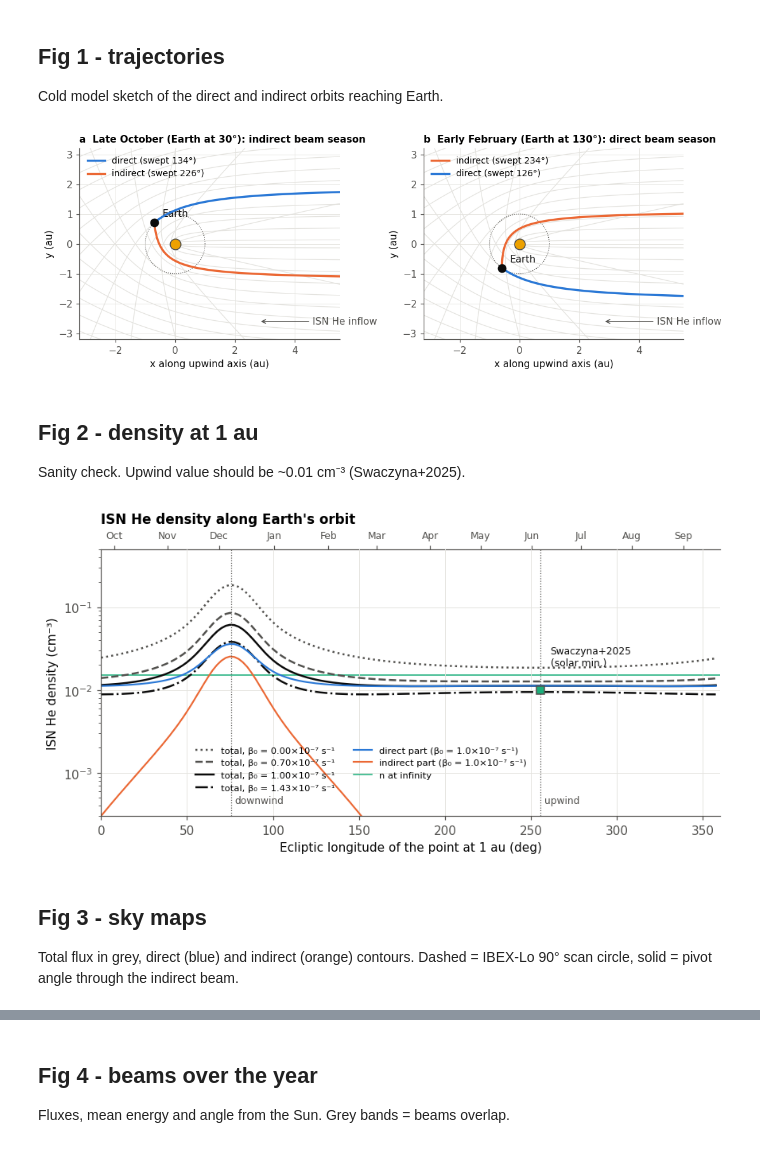
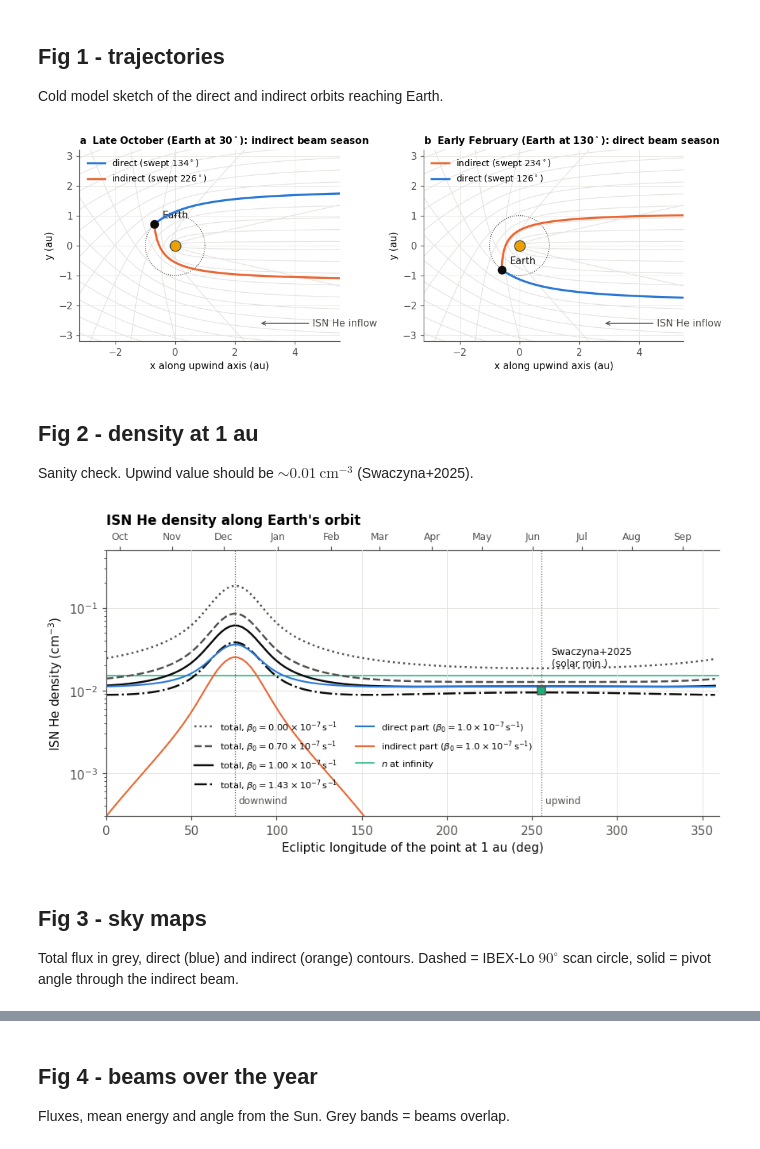
Before and after one commit to KishanDeka/ISN-He-beams, a Jupyter notebook: notebooks/plot_figures.ipynb, the cells around one changed output, grey strips where cells are left out. Cells and saved outputs as stored; diff of their text form; code cells hidden in the pictures.

```diff
--- a/notebooks/plot_figures.ipynb
+++ b/notebooks/plot_figures.ipynb
@@ -116,8 +116,8 @@ def trajectory(b, psi_end=None, n=2000):
 
 fig, axes = plt.subplots(1, 2, figsize=(10, 4.9))
 for ax, obs_lon, title in zip(axes, [LON_IND, LON_DIR],
-                              ["a  Late October (Earth at 30°): indirect beam season",
-                               "b  Early February (Earth at 130°): direct beam season"]):
+                              [r"a  Late October (Earth at 30$^\circ$): indirect beam season",
+                               r"b  Early February (Earth at 130$^\circ$): direct beam season"]):
     for bb in np.concatenate([np.linspace(-5, -0.15, 12), np.linspace(0.15, 5, 12)]):
         x, y = trajectory(bb)
         ax.plot(x, y, color=GRID, lw=0.8, zorder=1)
@@ -135,7 +135,7 @@ for ax, obs_lon, title in zip(axes, [LON_IND, LON_DIR],
         direct = swept < 180
         x, y = trajectory(b_, psi_end)
         col = C_DIR if direct else C_IND
-        lbl = f"{'direct' if direct else 'indirect'} (swept {swept:.0f}°)"
+        lbl = r"%s (swept %.0f$^\circ$)" % ("direct" if direct else "indirect", swept)
         ax.plot(x, y, color=col, lw=2.2, zorder=4, label=lbl)
         assert np.hypot(x[-1] - xe, y[-1] - ye) < 0.02   # orbit really hits Earth
     ax.plot(xe, ye, "o", ms=8, color=INK, zorder=6)
@@ -147,45 +147,45 @@ for ax, obs_lon, title in zip(axes, [LON_IND, LON_DIR],
 fig.tight_layout()
 save(fig, "fig1_trajectories")
 # %% [output]
-[figure, old version]
+[figure, new version]
 # %% [markdown]
 ## Fig 2 - density at 1 au
 
-Sanity check. Upwind value should be ~0.01 cm⁻³ (Swaczyna+2025).
+Sanity check. Upwind value should be $\sim 0.01\ \mathrm{cm}^{-3}$ (Swaczyna+2025).
 # %%
 den = np.load(DATA / "density_profile.npz")
 lons_d, betas_d = den["lons"], den["betas"]
 fig, ax = plt.subplots(figsize=(8, 4.2))
 styles = {0.0: (INK2, ":"), 0.7e-7: (INK2, "--"), 1.0e-7: (INK, "-"), 1.43e-7: (INK, "-.")}
 for j, b in enumerate(betas_d):
     col, ls = styles.get(round(b, 12), (INK2, "-"))
     ax.plot(lons_d, den["n_all"][:, j], color=col, ls=ls, lw=1.6,
-            label=f"total, β₀ = {b*1e7:.2f}×10⁻⁷ s⁻¹")
+            label=r"total, $\beta_0 = %.2f \times 10^{-7}\,\mathrm{s}^{-1}$" % (b * 1e7))
 jm = int(np.argmin(np.abs(betas_d - BETA_MODEL)))
-ax.plot(lons_d, den["n_dir"][:, jm], color=C_DIR, lw=1.4, label="direct part (β₀ = 1.0×10⁻⁷ s⁻¹)")
-ax.plot(lons_d, den["n_ind"][:, jm], color=C_IND, lw=1.4, label="indirect part (β₀ = 1.0×10⁻⁷ s⁻¹)")
-ax.axhline(P.density, color=C_ALT, lw=1.0, zorder=0, label="n at infinity")
+ax.plot(lons_d, den["n_dir"][:, jm], color=C_DIR, lw=1.4, label=r"direct part ($\beta_0 = 1.0 \times 10^{-7}\,\mathrm{s}^{-1}$)")
+ax.plot(lons_d, den["n_ind"][:, jm], color=C_IND, lw=1.4, label=r"indirect part ($\beta_0 = 1.0 \times 10^{-7}\,\mathrm{s}^{-1}$)")
+ax.axhline(P.density, color=C_ALT, lw=1.0, zorder=0, label=r"$n$ at infinity")
 ax.set_ylim(3e-4, 0.5)
 for x, t in [(P.lon, "upwind"), ((P.lon + 180) % 360, "downwind")]:
     ax.axvline(x, color=INK2, lw=0.8, ls=":")
     ax.text(x + 2, 4e-4, t, color=INK2, fontsize=8, va="bottom")
 ax.errorbar([P.lon], [0.010], fmt="s", ms=6, color=C_ALT, mec=INK2, zorder=6)
 ax.annotate("Swaczyna+2025\n(solar min.)", (P.lon, 0.010), xytext=(8, 20),
             textcoords="offset points", fontsize=8, color=INK)
 ax.set_yscale("log")
 ax.set_xlabel("Ecliptic longitude of the point at 1 au (deg)")
-ax.set_ylabel("ISN He density (cm⁻³)")
+ax.set_ylabel(r"ISN He density ($\mathrm{cm}^{-3}$)")
 ax.set_xlim(0, 360)
 ax.legend(fontsize=7.5, ncol=2, loc="lower center", bbox_to_anchor=(0.42, 0.06))
 ax.set_title("ISN He density along Earth's orbit")
 add_month_axis(ax)
 fig.tight_layout(); save(fig, "fig2_density_1au")
 # %% [output]
-[figure, old version]
+[figure, new version]
 # %% [markdown]
 ## Fig 3 - sky maps
 
-Total flux in grey, direct (blue) and indirect (orange) contours. Dashed = IBEX-Lo 90° scan circle, solid = pivot angle through the indirect beam.
+Total flux in grey, direct (blue) and indirect (orange) contours. Dashed = IBEX-Lo $90^\circ$ scan circle, solid = pivot angle through the indirect beam.
 # %%
 sky = np.load(DATA / "skymaps.npz")
 grid = SkyGrid(json.loads(str(sky["meta"]))["grid"]["dang"])
```
Also changed, not shown: parts of 10 cells of this notebook, 18 other files.
